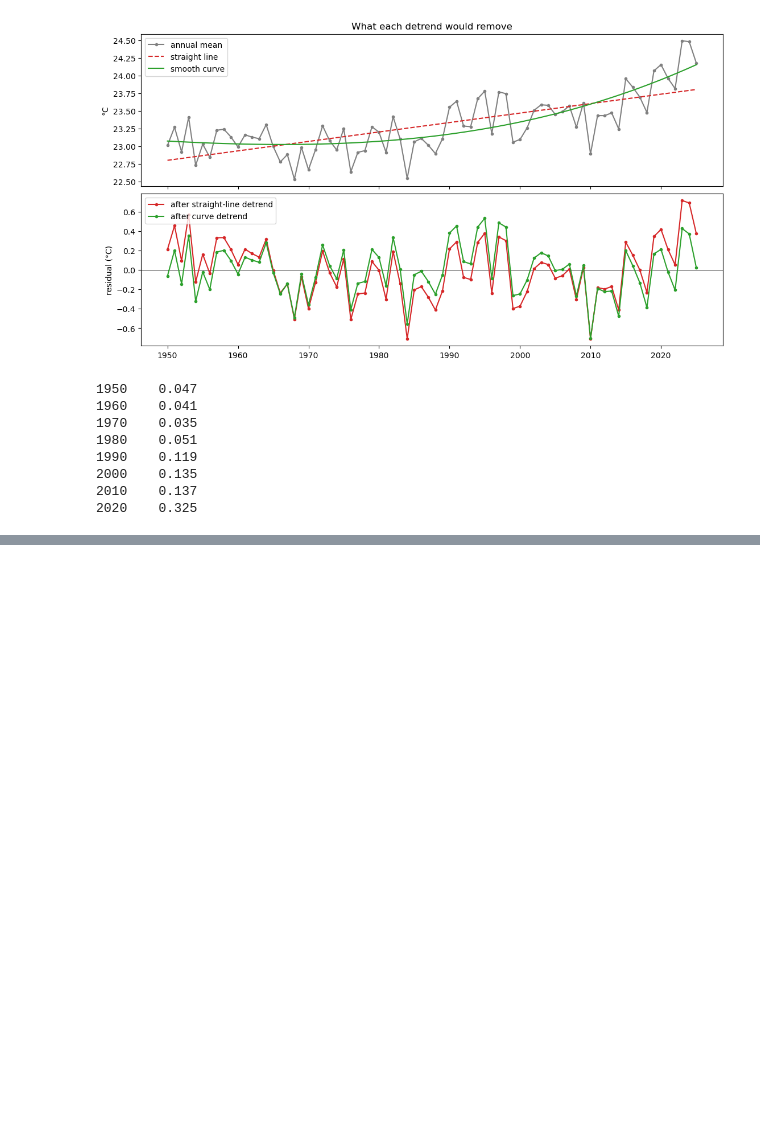
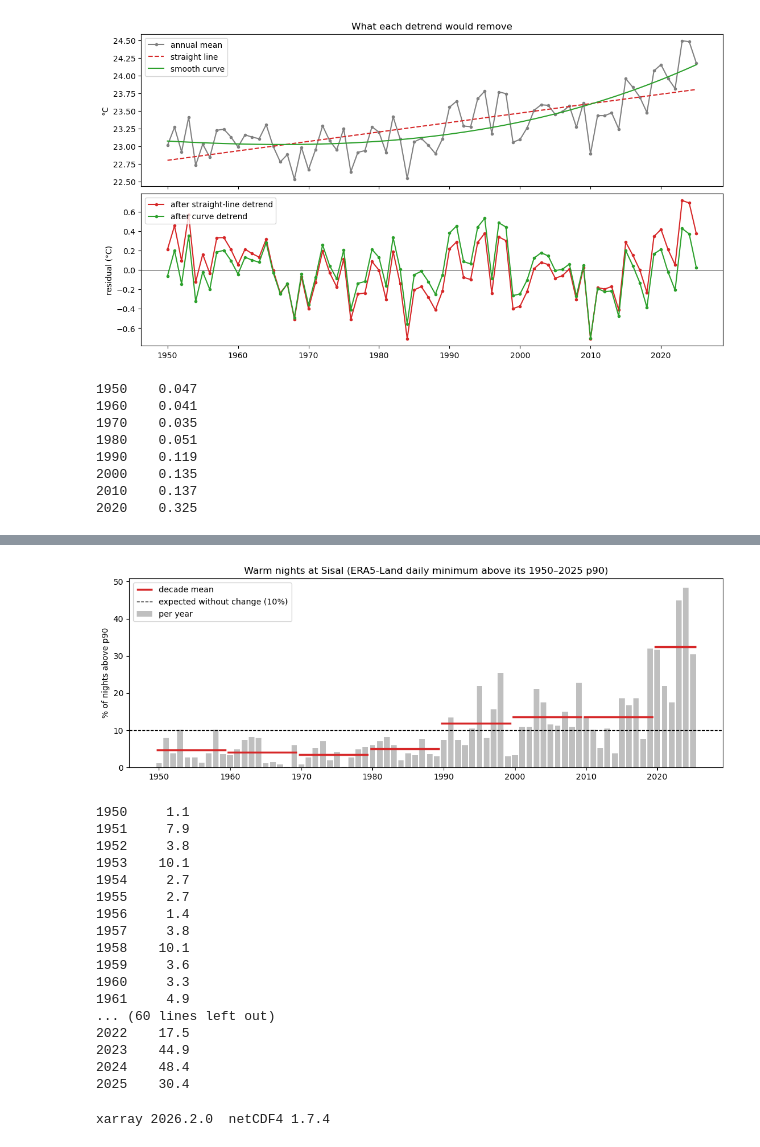
Before and after one commit to florisytzen5/MDP, a Jupyter notebook: Climatology/Baseline/Clima_Baseline.ipynb, the cells around one changed output, grey strips where cells are left out. Cells and saved outputs as stored; diff of their text form; code cells hidden in the pictures; blank space fills up the shorter version.

```diff
--- a/Climatology/Baseline/Clima_Baseline.ipynb
+++ b/Climatology/Baseline/Clima_Baseline.ipynb
@@ -6,9 +6,9 @@ import pandas as pd
 
 # CSV files exported from Earth Engine (same folder as this notebook)
 FILES = {
-    'era5land': '/Users/sophiethomas/Desktop/MUDE /MDP/Climatology/Sisal_ERA5Land_daily_all.csv',
-    'era5':     '/Users/sophiethomas/Desktop/MUDE /MDP/Climatology/Sisal_ERA5_daily_all.csv',
-    'hycom':    '/Users/sophiethomas/Desktop/MUDE /MDP/Climatology/Sisal_HYCOM_daily_all.csv',
+    'era5land': '/Users/sophiethomas/Desktop/MDP/Climatology/Sisal_ERA5Land_daily_all.csv',
+    'era5':     '/Users/sophiethomas/Desktop/MDP/Climatology/Sisal_ERA5_daily_all.csv',
+    'hycom':    '/Users/sophiethomas/Desktop/MDP/Climatology/Sisal_HYCOM_daily_all.csv',
 }
 
 # kind:    'linear'   ordinary variable (averaged)
@@ -61,7 +61,11 @@ def load_series(var, cell='c1'):
     s = df.set_index('date')[col].sort_index()
     s = s[~s.index.duplicated()]
     s = s.reindex(pd.date_range(s.index.min(), s.index.max(), freq='D'))
+    if var.startswith('salinity'):
+        s[s < 30] = np.nan      # HYCOM fill values (raw 0 -> 20 PSU)
     s.name = var
+    # if VAR.startswith('salinity'):
+    #    s = s['1993':'2012']        # one HYCOM model version only
 
     n_years = (s.index[-1] - s.index[0]).days / 365.25
     print(f'{info["label"]} [{col}]: {s.index[0].date()} to {s.index[-1].date()}, '
@@ -244,0 +582,46 @@ print(exc.groupby((exc.index.year // 10) * 10).mean().round(3).to_string())
+# %%
+import matplotlib.pyplot as plt
+
+p90 = clim['p90'].reindex(doy365(s.index)).values
+exc = pd.Series(s.values > p90, index=s.index)
+yearly = exc.groupby(exc.index.year).mean() * 100                 # % of nights per year
+dec = yearly.groupby((yearly.index // 10) * 10).mean()            # decade means
+
+fig, ax = plt.subplots(figsize=(11, 4))
+ax.bar(yearly.index, yearly.values, color='0.75', label='per year')
+for i, (d0, v) in enumerate(dec.items()):
+    d1 = min(d0 + 9, yearly.index.max())
+    ax.hlines(v, d0 - 0.4, d1 + 0.4, color='C3', lw=2.5,
+              label='decade mean' if i == 0 else None)
+ax.axhline(10, color='k', ls='--', lw=1, label='expected without change (10%)')
+ax.set_ylabel('% of nights above p90')
+ax.set_title('Warm nights at Sisal (ERA5-Land daily minimum above its 1950–2025 p90)')
+ax.legend(loc='upper left')
+plt.tight_layout()
+plt.show()
+
+print(yearly.round(1).to_string())
+# %% [output]
+[figure, added]
+1950     1.1
+1951     7.9
+1952     3.8
+1953    10.1
+1954     2.7
+1955     2.7
+1956     1.4
+1957     3.8
+1958    10.1
+1959     3.6
+1960     3.3
+1961     4.9
+... (60 lines left out)
+2022    17.5
+2023    44.9
+2024    48.4
+2025    30.4
+# %%
+import xarray, netCDF4
+print('xarray', xarray.__version__, ' netCDF4', netCDF4.__version__)
+# %% [output]
+xarray 2026.2.0  netCDF4 1.7.4
```
Also changed, not shown: parts of 10 cells of this notebook, 1 other file.
